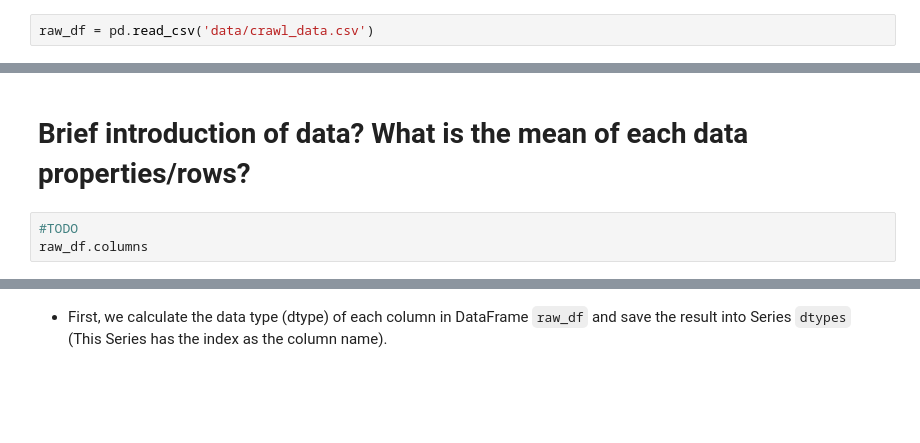
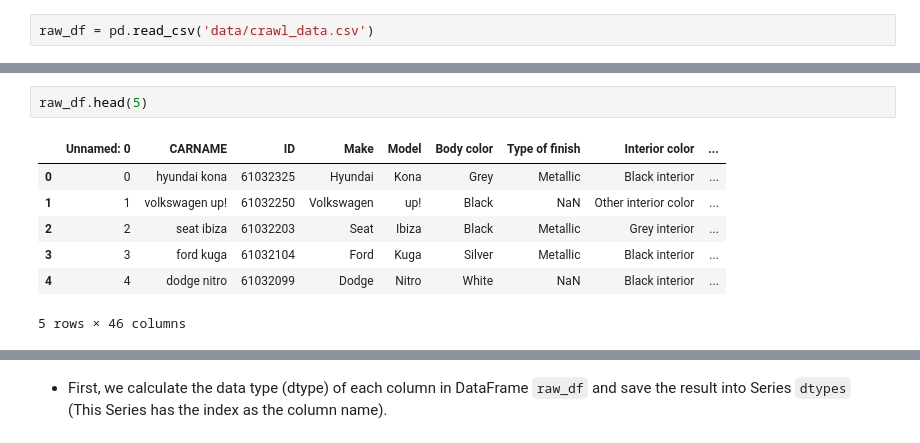
Before and after one commit to MTriNguci/DS_FINAL_PROJ, a Jupyter notebook: 2. Preprocessing.ipynb, the cells around one changed output, grey strips where cells are left out. Drawn from its saved outputs; the diff is of its cells as text; blank space fills up the shorter version.

```diff
--- a/2. Preprocessing.ipynb
+++ b/2. Preprocessing.ipynb
@@ -22,7 +26,12 @@ raw_df.shape
-# %% [markdown]
-<h1> Brief introduction of data? What is the mean of each data properties/rows? </h1>
-# %%
-#TODO
-raw_df.columns
+# %%
+raw_df.head(5)
+# %% [output]
+|  | Unnamed: 0 | CARNAME | ID | Make | Model | Body color | Type of finish | Interior color | ... |
+| 0 | 0 | hyundai kona | 61032325 | Hyundai | Kona | Grey | Metallic | Black interior | ... |
+| 1 | 1 | volkswagen up! | 61032250 | Volkswagen | up! | Black | NaN | Other interior color | ... |
+| 2 | 2 | seat ibiza | 61032203 | Seat | Ibiza | Black | Metallic | Grey interior | ... |
+| 3 | 3 | ford kuga | 61032104 | Ford | Kuga | Silver | Metallic | Black interior | ... |
+| 4 | 4 | dodge nitro | 61032099 | Dodge | Nitro | White | NaN | Black interior | ... |
+5 rows × 46 columns
 # %% [markdown]
 
```
Also changed, not shown: parts of 58 cells of this notebook, 4 other files.
